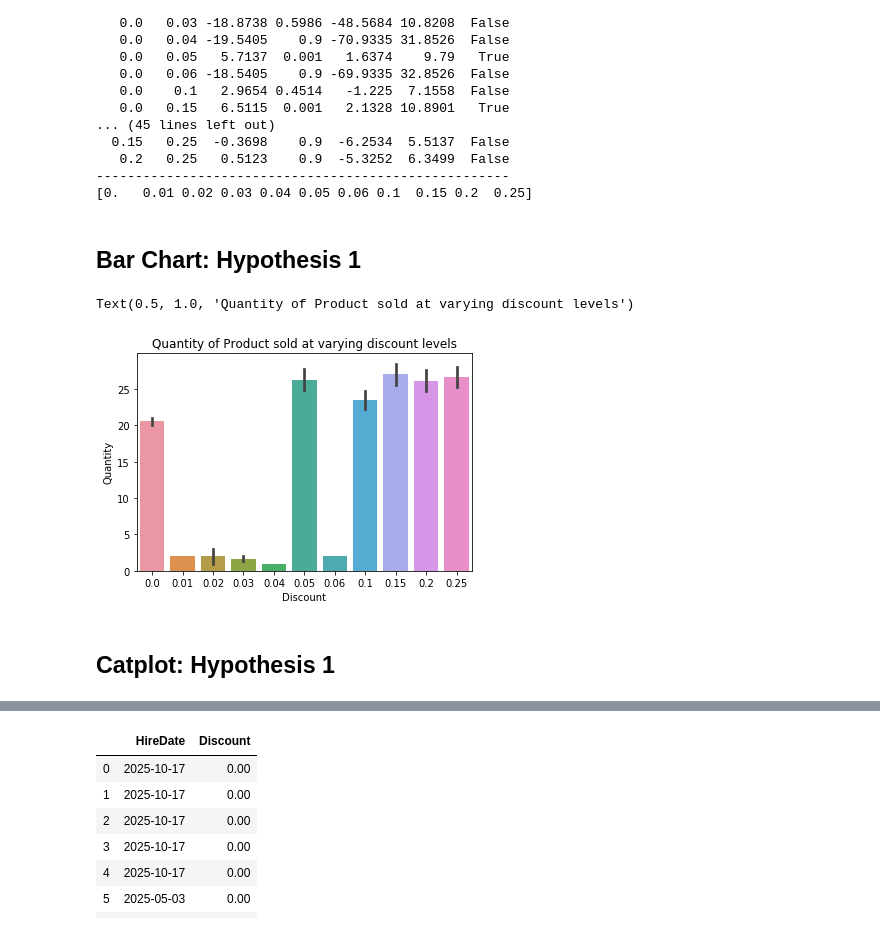
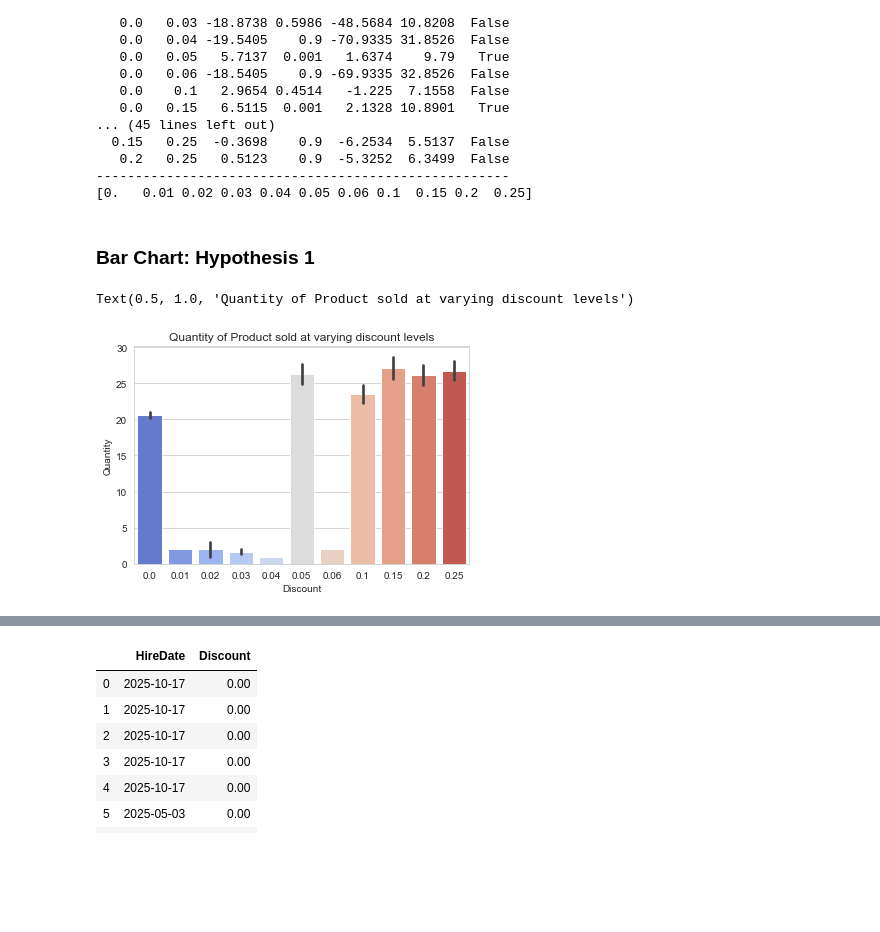
Before and after one commit to MichaelBurak/hypothesis_testing, a Jupyter notebook: student.ipynb, the cells around one changed output, grey strips where cells are left out. Saved outputs shown, nothing was run; the diff lists cells and outputs as text; code cells hidden in the pictures; blank space fills up the shorter version.

```diff
--- a/student.ipynb
+++ b/student.ipynb
@@ -35,5 +37,8 @@ Loaded Packages and Handles
 # %%
 from functions import Cohen_d, find_outliers_IQR,find_outliers_Z
+# %%
+# Setting plot style
+sns.set_style("whitegrid")
 # %%
 def normal_test(x):
     k2, p = scipy.stats.normaltest(x)
@@ -410,15 +384,13 @@ group1 group2 meandiff p-adj   lower    upper  reject
 -----------------------------------------------------
 [0.   0.01 0.02 0.03 0.04 0.05 0.06 0.1  0.15 0.2  0.25]
 # %% [markdown]
-## Bar Chart: Hypothesis 1
+### Bar Chart: Hypothesis 1
 # %%
-sns.barplot(data=df_dis_conc, x="Discount", y="Quantity", ci=68)
+sns.barplot(data=df_dis_conc, x="Discount", y="Quantity", ci=68, palette="coolwarm")
 
 ax = plt.gca()
 
 ax.set_title('Quantity of Product sold at varying discount levels')
 # %% [output]
 Text(0.5, 1.0, 'Quantity of Product sold at varying discount levels')
-[figure, old version]
+[figure, new version]
-# %% [markdown]
-## Catplot: Hypothesis 1
```
Also changed, not shown: parts of 167 cells of this notebook, 5 other files.
